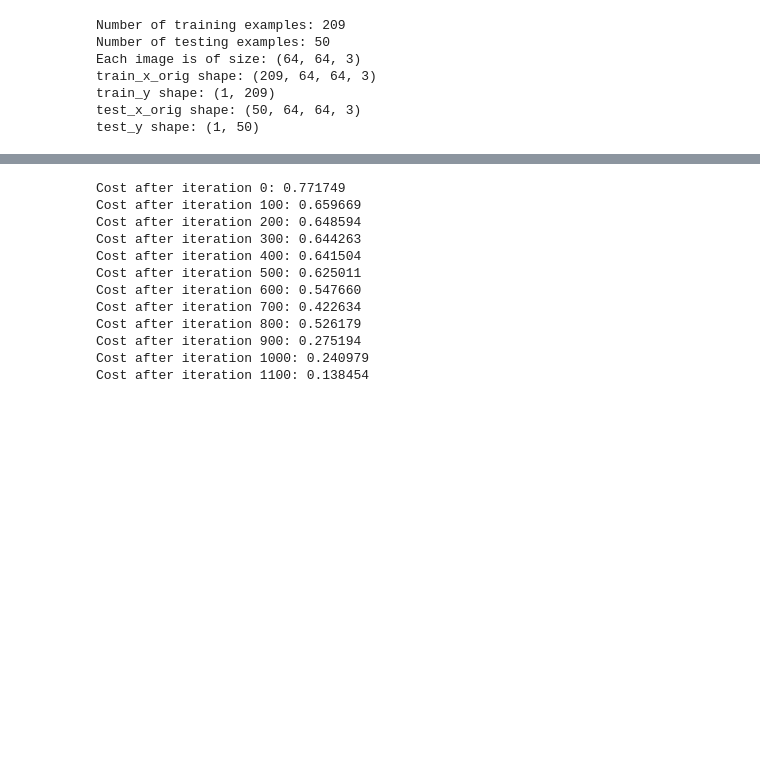
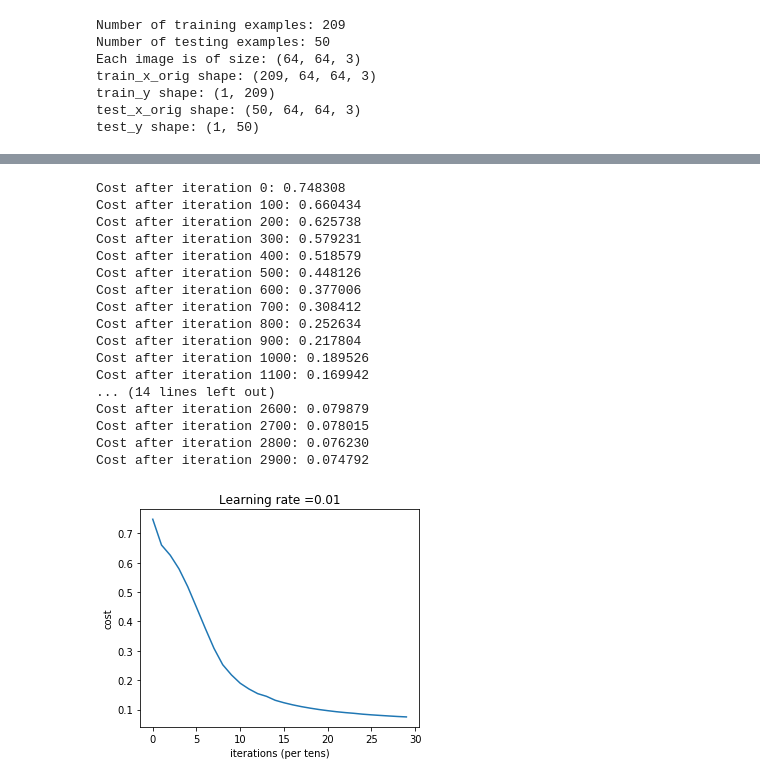
Before and after one commit to alexchambi/examenredneuronal, a Jupyter notebook: Gato.ipynb, the cells around one changed output, grey strips where cells are left out. Cells and saved outputs as stored; diff of their text form; code cells hidden in the pictures; blank space fills up the shorter version.

```diff
--- a/Gato.ipynb
+++ b/Gato.ipynb
@@ -159,13 +154,15 @@ def compute_cost(AL, Y):
 def linear_backward(dZ, cache):
     A_prev, W, b = cache
     m = A_prev.shape[1]
-    dW = (1/m)*np.dot(dZ, cache[0].T)
-    db = (1/m)*np.sum(dZ, axis=1, keepdims=True)
-    dA_prev = np.dot(cache[1].T, dZ)
+
+    dW = 1./m * np.dot(dZ,A_prev.T)
+    db = 1./m * np.sum(dZ, axis = 1, keepdims = True)
+    dA_prev = np.dot(W.T,dZ)
 
     assert (dA_prev.shape == A_prev.shape)
     assert (dW.shape == W.shape)
     assert (db.shape == b.shape)
+
     return dA_prev, dW, db
 # %%
 def linear_activation_backward(dA, cache, activation):
@@ -186,14 +183,16 @@ def L_model_backward(AL, Y, caches):
     L = len(caches) # the number of layers
     m = AL.shape[1]
     Y = Y.reshape(AL.shape) # after this line, Y is the same shape as AL
+
     # Iniciando el backpropagation
 
     dAL = - (np.divide(Y, AL) - np.divide(1 - Y, 1 - AL))
 
     # en cada capa l (SIGMOID -> LINEAR) gradients. Entrada: "dAL, current_cache". Salida: "grads["dAL-1"], grads["dWL"], grads["dbL"]
 
-    current_cache = caches[-1]
-    grads["dA" + str(L)], grads["dW" + str(L)], grads["db" + str(L)] = linear_activation_backward(dAL, current_cache, activation="sigmoid")
+    current_cache = caches[L-1]
+    grads["dA" + str(L)], grads["dW" + str(L)], grads["db" + str(L)] = linear_activation_backward(dAL, current_cache, activation = "sigmoid")
+
 
 
     # Loop de l=L-2 to l=0
@@ -202,7 +201,7 @@ def L_model_backward(AL, Y, caches):
     # Entrada: "grads["dA" + str(l + 1)], current_cache". Salida: "grads["dA" + str(l)] , grads["dW" + str(l + 1)] , grads["db" + str(l + 1)]
 
         current_cache = caches[l]
-        dA_prev_temp, dW_temp, db_temp = linear_activation_backward(grads["dA" + str(l + 2)], current_cache, activation="relu")
+        dA_prev_temp, dW_temp, db_temp = linear_activation_backward(grads["dA" + str(l + 2)], current_cache, activation = "relu")
         grads["dA" + str(l + 1)] = dA_prev_temp
         grads["dW" + str(l + 1)] = dW_temp
         grads["db" + str(l + 1)] = db_temp
@@ -218,29 +238,32 @@ def update_parameters(parameters, grads, learning_rate):
 # %%
-### CONSTANTS ###
-layers_dims = [train_x.shape[0], 20, 7, 5, 1] #  5-layer model
+layers_dims = [train_x.shape[0], 20, 10, 8, 3, 1]
 # %%
-# GRADED FUNCTION: L_layer_model
-
-def mimodelo(X, Y, layers_dims, learning_rate = 0.02, num_iterations = 2000, print_cost=False):
-
+def modelo_red(X, Y, layers_dims, learning_rate = 0.01, num_iterations = 3000, print_cost=False):
 
     np.random.seed(1)
     costs = []
 
+    # Parameters initialization.
     parameters = initialize_parameters_deep(layers_dims)
 
+
+    # Loop (gradient descent)
     for i in range(0, num_iterations):
 
-
+        # Forward propagation: [LINEAR -> RELU]*(L-1) -> LINEAR -> SIGMOID.
         AL, caches = L_model_forward(X, parameters)
 
+        # Compute cost.
         cost = compute_cost(AL, Y)
 
+        # Backward propagation.
         grads = L_model_backward(AL, Y, caches)
 
+
+        # Update parameters.
         parameters = update_parameters(parameters, grads, learning_rate=learning_rate)
 
-        #costo
+        # Print the cost every 100 training example
         if print_cost and i % 100 == 0:
             print ("Cost after iteration %i: %f" %(i, cost))
         if print_cost and i % 100 == 0:
@@ -255,20 +278,26 @@ def mimodelo(X, Y, layers_dims, learning_rate = 0.02, num_iterations = 2000, pri
 
     return parameters
 # %%
-parameters = mimodelo(train_x, train_y, layers_dims, num_iterations = 2000, print_cost = True)
+parameters = modelo_red(train_x, train_y, layers_dims, num_iterations = 3000, print_cost = True)
 # %% [output]
-Cost after iteration 0: 0.771749
-Cost after iteration 100: 0.659669
-Cost after iteration 200: 0.648594
-Cost after iteration 300: 0.644263
-Cost after iteration 400: 0.641504
-Cost after iteration 500: 0.625011
-Cost after iteration 600: 0.547660
-Cost after iteration 700: 0.422634
-Cost after iteration 800: 0.526179
-Cost after iteration 900: 0.275194
-Cost after iteration 1000: 0.240979
-Cost after iteration 1100: 0.138454
+Cost after iteration 0: 0.748308
+Cost after iteration 100: 0.660434
+Cost after iteration 200: 0.625738
+Cost after iteration 300: 0.579231
+Cost after iteration 400: 0.518579
+Cost after iteration 500: 0.448126
+Cost after iteration 600: 0.377006
+Cost after iteration 700: 0.308412
+Cost after iteration 800: 0.252634
+Cost after iteration 900: 0.217804
+Cost after iteration 1000: 0.189526
+Cost after iteration 1100: 0.169942
+... (14 lines left out)
+Cost after iteration 2600: 0.079879
+Cost after iteration 2700: 0.078015
+Cost after iteration 2800: 0.076230
+Cost after iteration 2900: 0.074792
+[figure, added]
 # %%
 pred_train = predict(train_x, train_y, parameters)
 pred_test = predict(test_x, test_y, parameters)
```
Also changed, not shown: parts of 9 cells of this notebook, 1 other file.
